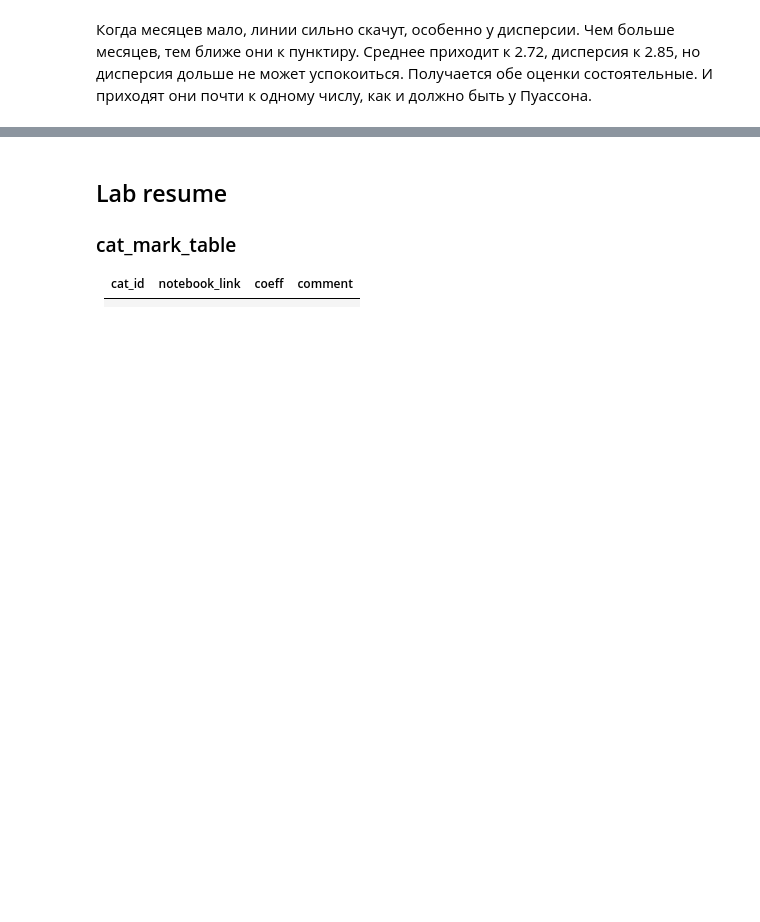
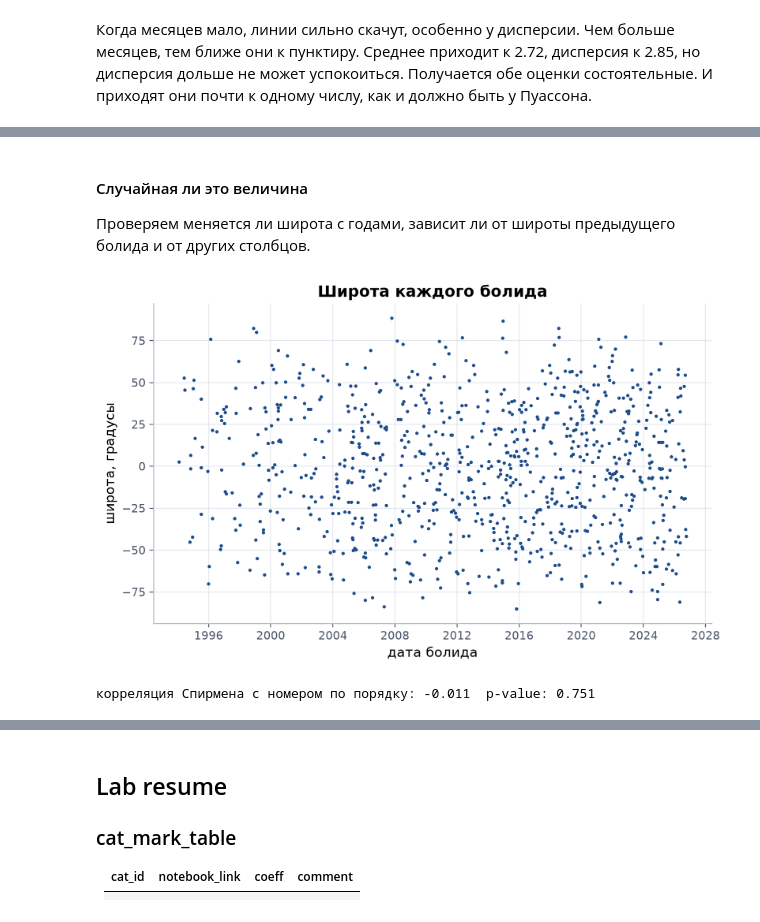
Before and after one commit to kotok9/app-stat-lab01, a Jupyter notebook: lab01_fireballs.ipynb, the cells around one changed output, grey strips where cells are left out. Cells and saved outputs as stored; diff of their text form; code cells hidden in the pictures; blank space fills up the shorter version.

Commit message:
Широта болидов

```diff
--- a/lab01_fireballs.ipynb
+++ b/lab01_fireballs.ipynb
@@ -987,0 +984,8 @@ n = 392  среднее: 2.72  дисперсия: 2.85
+# %%
+# широта известна не у всех болидов, берем только те где она есть
+lat = df["lat"].dropna().reset_index(drop=True)
+
+print("болидов с известной широтой:", len(lat), "из", len(df))
+print("самая южная точка, градусы:", lat.min())
+print("самая северная точка, градусы:", lat.max())
+print("в северном полушарии:", (lat > 0).sum(), " в южном:", (lat < 0).sum())
@@ -987,0 +1016,19 @@ n = 392  среднее: 2.72  дисперсия: 2.85
+# %% [markdown]
+#### Случайная ли это величина
+
+Проверяем меняется ли широта с годами, зависит ли от широты предыдущего болида и от других столбцов.
+# %%
+lat_rows = df.dropna(subset=["lat"]).reset_index(drop=True)
+
+# 1. широта болидов во времени
+plt.plot(lat_rows["date"], lat_rows["lat"], ".", color=C_DATA, markersize=4)
+plt.title("Широта каждого болида")
+plt.xlabel("дата болида")
+plt.ylabel("широта, градусы")
+plt.show()
+
+r, p = stats.spearmanr(np.arange(len(lat)), lat)
+print("корреляция Спирмена с номером по порядку:", round(r, 3), " p-value:", round(p, 3))
+# %% [output]
+[figure, added]
+корреляция Спирмена с номером по порядку: -0.011  p-value: 0.751
```
Also changed, not shown: parts of 25 cells of this notebook.
